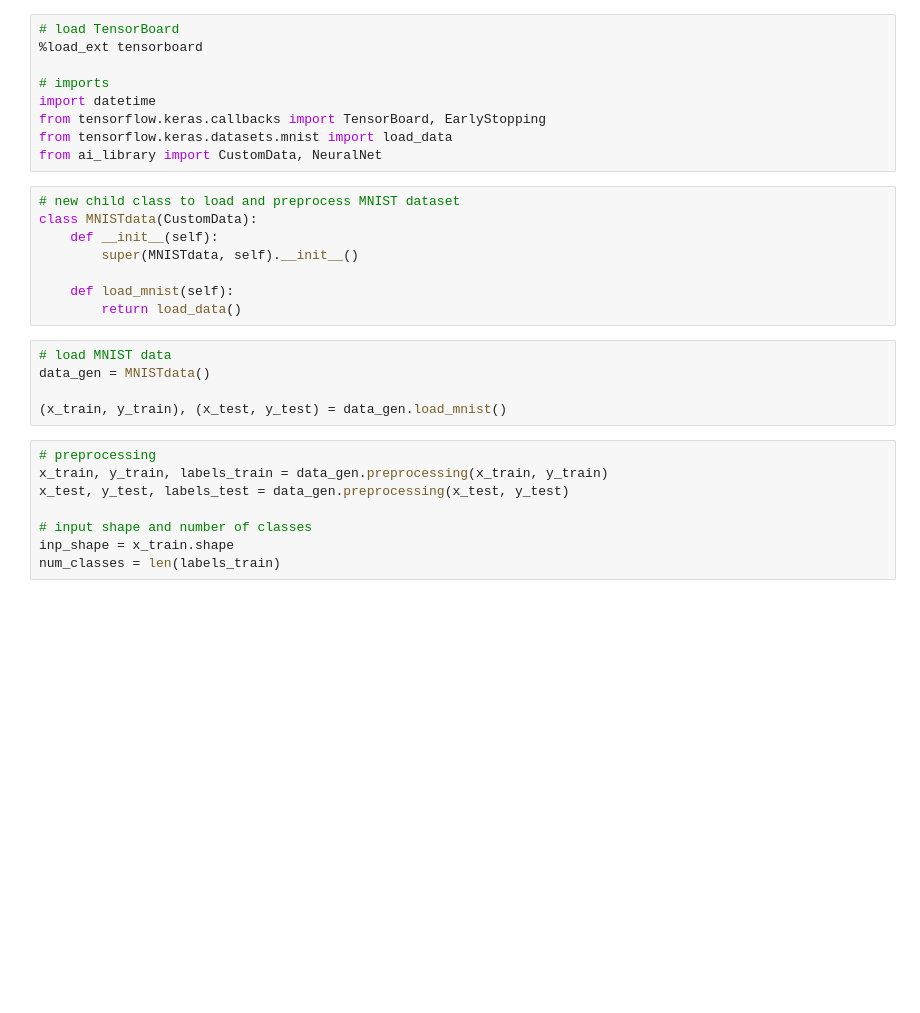
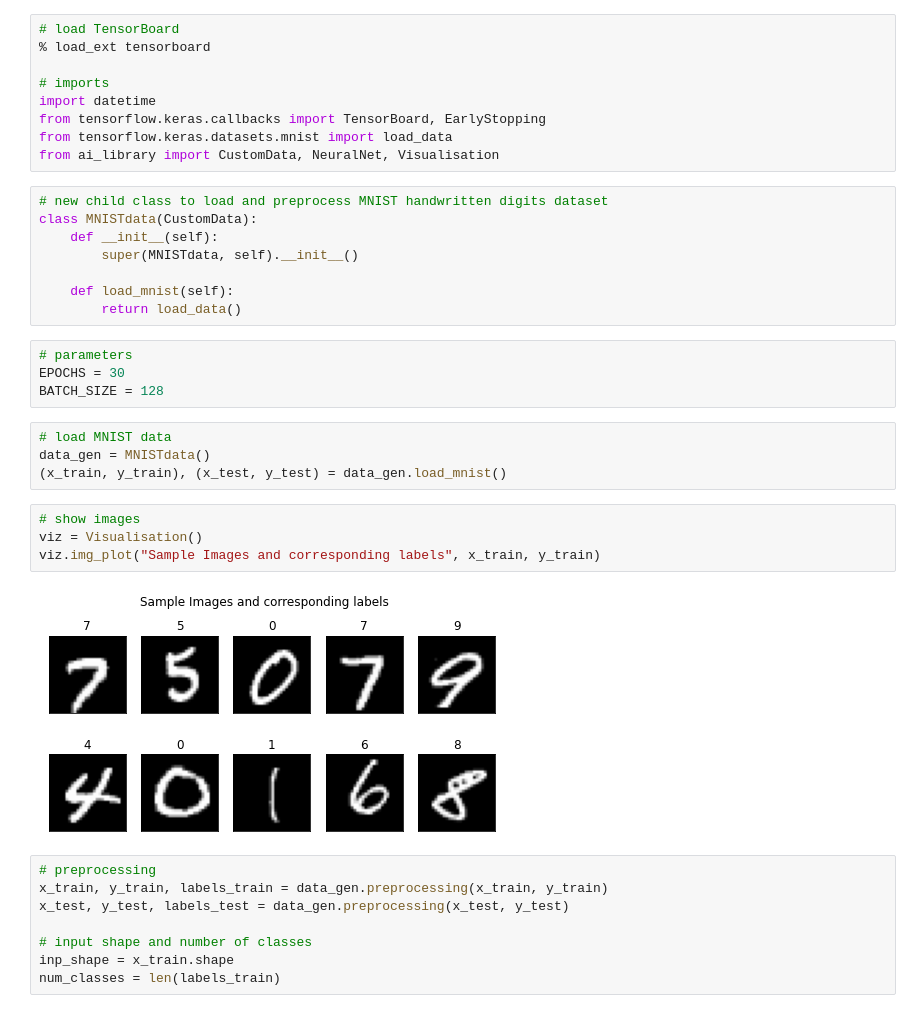
Before and after one commit to ftrtz/ai_application, a Jupyter notebook: main.ipynb, the cells around one changed output. Drawn from its saved outputs; the diff is of its cells as text; blank space fills up the shorter version.

Commit message:
added visualisation

```diff
--- a/main.ipynb
+++ b/main.ipynb
@@ -1,25 +1,34 @@
 # %%
 # load TensorBoard
-%load_ext tensorboard
+% load_ext tensorboard
 
 # imports
 import datetime
 from tensorflow.keras.callbacks import TensorBoard, EarlyStopping
 from tensorflow.keras.datasets.mnist import load_data
-from ai_library import CustomData, NeuralNet
+from ai_library import CustomData, NeuralNet, Visualisation
 # %%
-# new child class to load and preprocess MNIST dataset
+# new child class to load and preprocess MNIST handwritten digits dataset
 class MNISTdata(CustomData):
     def __init__(self):
         super(MNISTdata, self).__init__()
 
     def load_mnist(self):
         return load_data()
+# %%
+# parameters
+EPOCHS = 30
+BATCH_SIZE = 128
 # %%
 # load MNIST data
 data_gen = MNISTdata()
-
 (x_train, y_train), (x_test, y_test) = data_gen.load_mnist()
+# %%
+# show images
+viz = Visualisation()
+viz.img_plot("Sample Images and corresponding labels", x_train, y_train)
+# %% [output]
+[figure, added]
 # %%
 # preprocessing
 x_train, y_train, labels_train = data_gen.preprocessing(x_train, y_train)
```
Also changed, not shown: parts of 6 cells of this notebook, 1 other file.
